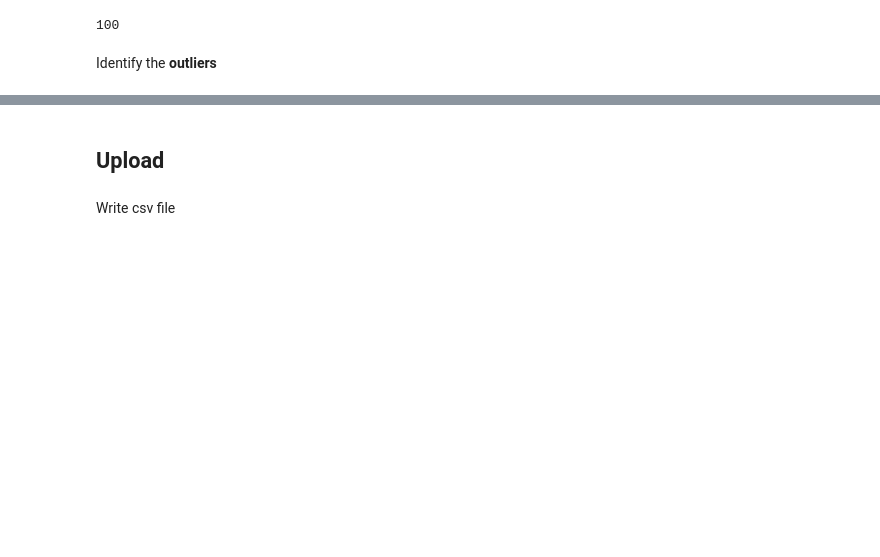
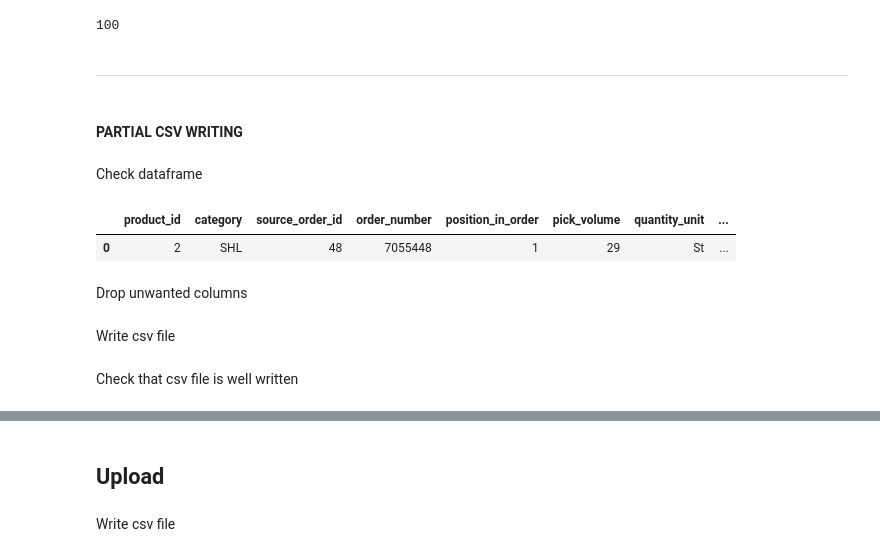
Before and after one commit to aleksandarkling/OBETAWarehousingAnalyticsProject, a Jupyter notebook: Step 1 - Preparing Data/pick_data.ipynb, the cells around one changed output, grey strips where cells are left out. Cells and saved outputs as stored; diff of their text form; code cells hidden in the pictures; blank space fills up the shorter version.

```diff
--- a/Step 1 - Preparing Data/pick_data.ipynb
+++ b/Step 1 - Preparing Data/pick_data.ipynb
@@ -1305,0 +1390,16 @@ pick_data.head()
+# %%
+# initialize flag_5
+pick_data['flag_5'] = 0
+
+# for loop over source_order_id column
+for i in pick_data["source_order_id"].unique():
+
+    # calculate the mean and standard deviation for a column
+    mean = pick_data[pick_data["source_order_id"]==i]["position_in_order"].mean()
+    std_dev = pick_data[pick_data["source_order_id"]==i]["position_in_order"].std()
+
+    # create a mask for outliers: True where any value in the row is above 3 standard deviations
+    outlier_mask = (pick_data[pick_data["source_order_id"]==i]["position_in_order"] - mean).abs() > 3 * std_dev
+
+    # add a new "flag_5" column that marks rows with any outlier as 1, otherwise 0
+    pick_data["flag_5"] = pick_data["flag_5"] | outlier_mask.astype(int)
@@ -1305,0 +1408,2 @@ pick_data.head()
+# %%
+pick_data["flag_5"] = pick_data["flag_5"].astype(int)
@@ -1391,4 +1512,4 @@ len(pick_data[pick_data["pick_volume"]==0])
 # %%
-# create flag 5
-pick_data["flag_5"] = (pick_data["pick_volume"] == 0).astype(int)
+# create flag 6
+pick_data["flag_6"] = (pick_data["pick_volume"] == 0).astype(int)
 # %%
@@ -1421,4 +1542,4 @@ len(pick_data[pick_data["pick_volume"]<0])
 # %%
-# create flag 6
-pick_data["flag_6"] = (pick_data["pick_volume"] < 0).astype(int)
+# create flag 7
+pick_data["flag_7"] = (pick_data["pick_volume"] < 0).astype(int)
 # %%
@@ -1426,4 +1547,15 @@ len(pick_data[pick_data["flag_6"]==1])
 # %% [output]
 100
-# %% [markdown]
-Identify the **outliers**
+# %% [markdown]
+_____________
+# %% [markdown]
+#### PARTIAL CSV WRITING
+# %% [markdown]
+Check dataframe
+# %%
+pick_data.head(1)
+# %% [output]
+|  | product_id | category | source_order_id | order_number | position_in_order | pick_volume | quantity_unit | ... |
+| 0 | 2 | SHL | 48 | 7055448 | 1 | 29 | St | ... |
+# %% [markdown]
+Drop unwanted columns
@@ -1429,0 +1564,2 @@ Identify the **outliers**
+# %% [markdown]
+Write csv file
@@ -1429,0 +1568,2 @@ Identify the **outliers**
+# %% [markdown]
+Check that csv file is well written
```
Also changed, not shown: parts of 126 cells of this notebook.
